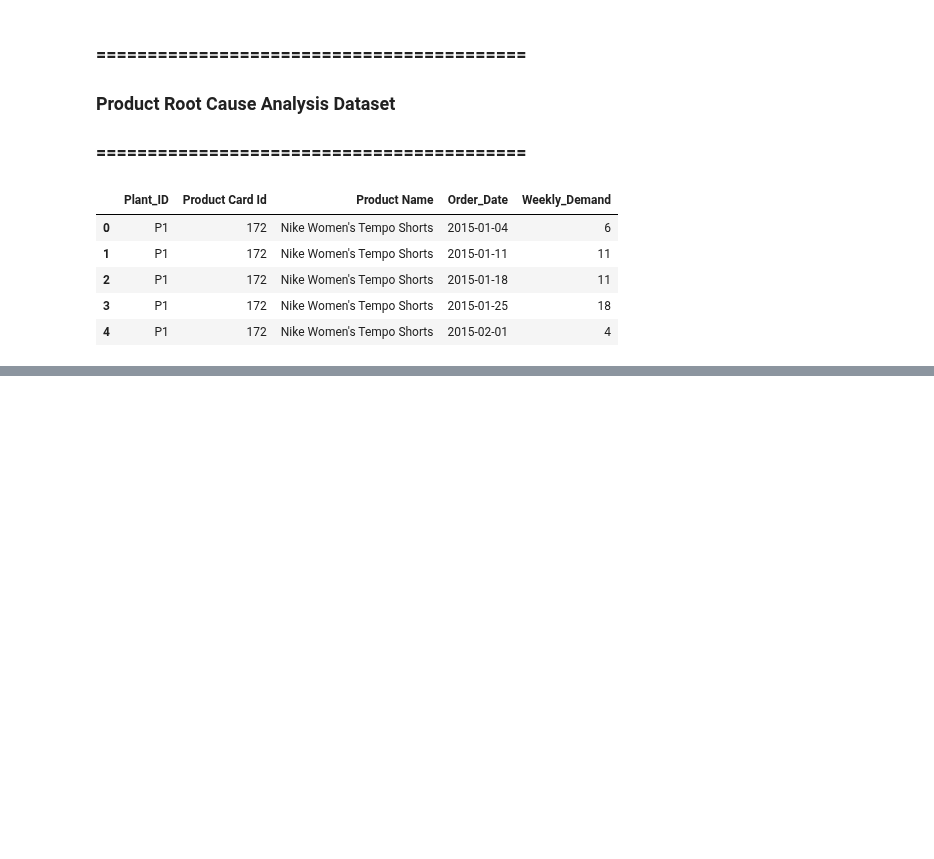
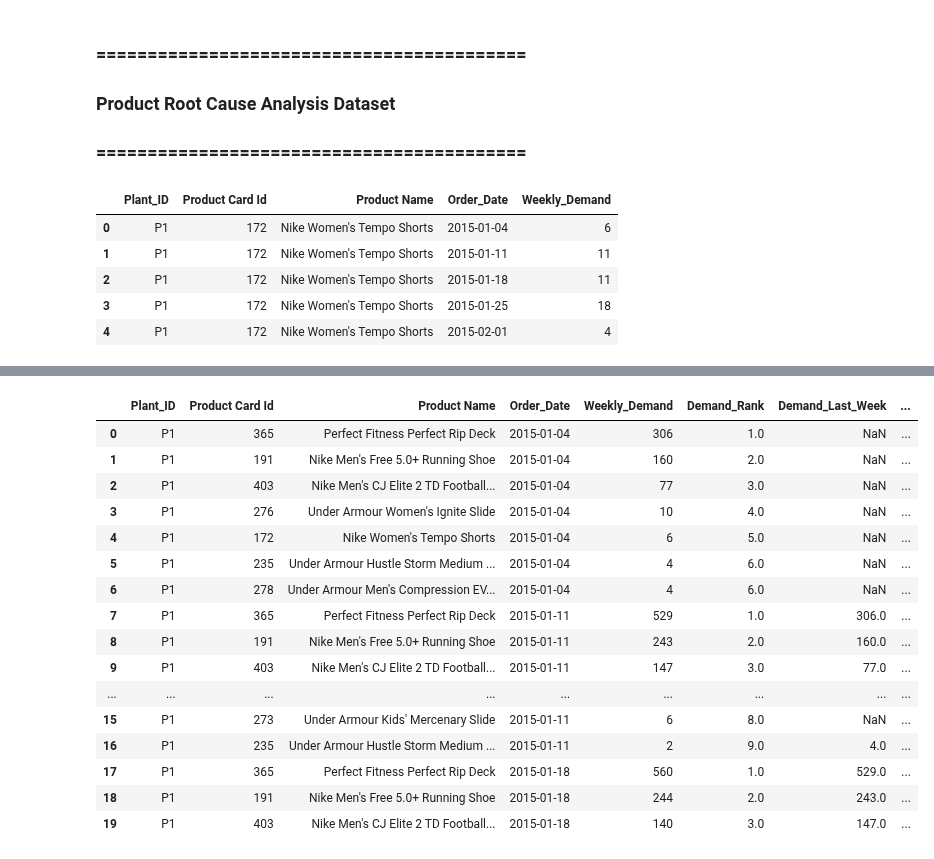
Before and after one commit to rsm-chl307/SupplyChain_Control_Tower_DataCo, a Jupyter notebook: notebooks/02_risk_metrics.ipynb, the cells around one changed output, grey strips where cells are left out. Saved outputs shown, nothing was run; the diff lists cells and outputs as text; code cells hidden in the pictures; blank space fills up the shorter version.

Commit message:
demand risk metrics

```diff
--- a/notebooks/02_risk_metrics.ipynb
+++ b/notebooks/02_risk_metrics.ipynb
@@ -258,0 +266,2 @@ plant_product_weekly_demand.to_csv(
+# %%
+plant_product_weekly_demand = pd.read_csv(r'../data/processed/plant_product_weekly_demand.csv')
@@ -258,0 +348,8 @@ plant_product_weekly_demand.to_csv(
+# %%
+plant_product_weekly_demand = (
+    plant_product_weekly_demand
+    .replace(
+        [np.inf, -np.inf],
+        np.nan
+    )
+)
@@ -258,0 +386,49 @@ plant_product_weekly_demand.to_csv(
+# %%
+top_product_driver = (
+    top_product_driver.merge(
+        plant_product_weekly_demand[
+            [
+                "Plant_ID",
+                "Product Card Id",
+                "Order_Date",
+                "Demand_Last_Week",
+                "Demand_Change",
+                "Demand_Growth"
+            ]
+        ],
+        on=[
+            "Plant_ID",
+            "Product Card Id",
+            "Order_Date"
+        ],
+        how="left"
+    )
+)
+# %%
+# Top 10 demand-contributing products within a plant-week
+
+top_product_driver = (
+    top_product_driver[
+        top_product_driver["Demand_Rank"] <= 10
+    ]
+)
+# %%
+top_product_driver.head(20)
+# %% [output]
+|  | Plant_ID | Product Card Id | Product Name | Order_Date | Weekly_Demand | Demand_Rank | Demand_Last_Week | ... |
+| 0 | P1 | 365 | Perfect Fitness Perfect Rip Deck | 2015-01-04 | 306 | 1.0 | NaN | ... |
+| 1 | P1 | 191 | Nike Men's Free 5.0+ Running Shoe | 2015-01-04 | 160 | 2.0 | NaN | ... |
+| 2 | P1 | 403 | Nike Men's CJ Elite 2 TD Football... | 2015-01-04 | 77 | 3.0 | NaN | ... |
+| 3 | P1 | 276 | Under Armour Women's Ignite Slide | 2015-01-04 | 10 | 4.0 | NaN | ... |
+| 4 | P1 | 172 | Nike Women's Tempo Shorts | 2015-01-04 | 6 | 5.0 | NaN | ... |
+| 5 | P1 | 235 | Under Armour Hustle Storm Medium ... | 2015-01-04 | 4 | 6.0 | NaN | ... |
+| 6 | P1 | 278 | Under Armour Men's Compression EV... | 2015-01-04 | 4 | 6.0 | NaN | ... |
+| 7 | P1 | 365 | Perfect Fitness Perfect Rip Deck | 2015-01-11 | 529 | 1.0 | 306.0 | ... |
+| 8 | P1 | 191 | Nike Men's Free 5.0+ Running Shoe | 2015-01-11 | 243 | 2.0 | 160.0 | ... |
+| 9 | P1 | 403 | Nike Men's CJ Elite 2 TD Football... | 2015-01-11 | 147 | 3.0 | 77.0 | ... |
+| ... | ... | ... | ... | ... | ... | ... | ... | ... |
+| 15 | P1 | 273 | Under Armour Kids' Mercenary Slide | 2015-01-11 | 6 | 8.0 | NaN | ... |
+| 16 | P1 | 235 | Under Armour Hustle Storm Medium ... | 2015-01-11 | 2 | 9.0 | 4.0 | ... |
+| 17 | P1 | 365 | Perfect Fitness Perfect Rip Deck | 2015-01-18 | 560 | 1.0 | 529.0 | ... |
+| 18 | P1 | 191 | Nike Men's Free 5.0+ Running Shoe | 2015-01-18 | 244 | 2.0 | 243.0 | ... |
+| 19 | P1 | 403 | Nike Men's CJ Elite 2 TD Football... | 2015-01-18 | 140 | 3.0 | 147.0 | ... |
```
Also changed, not shown: parts of 22 cells of this notebook, 1 other file.
